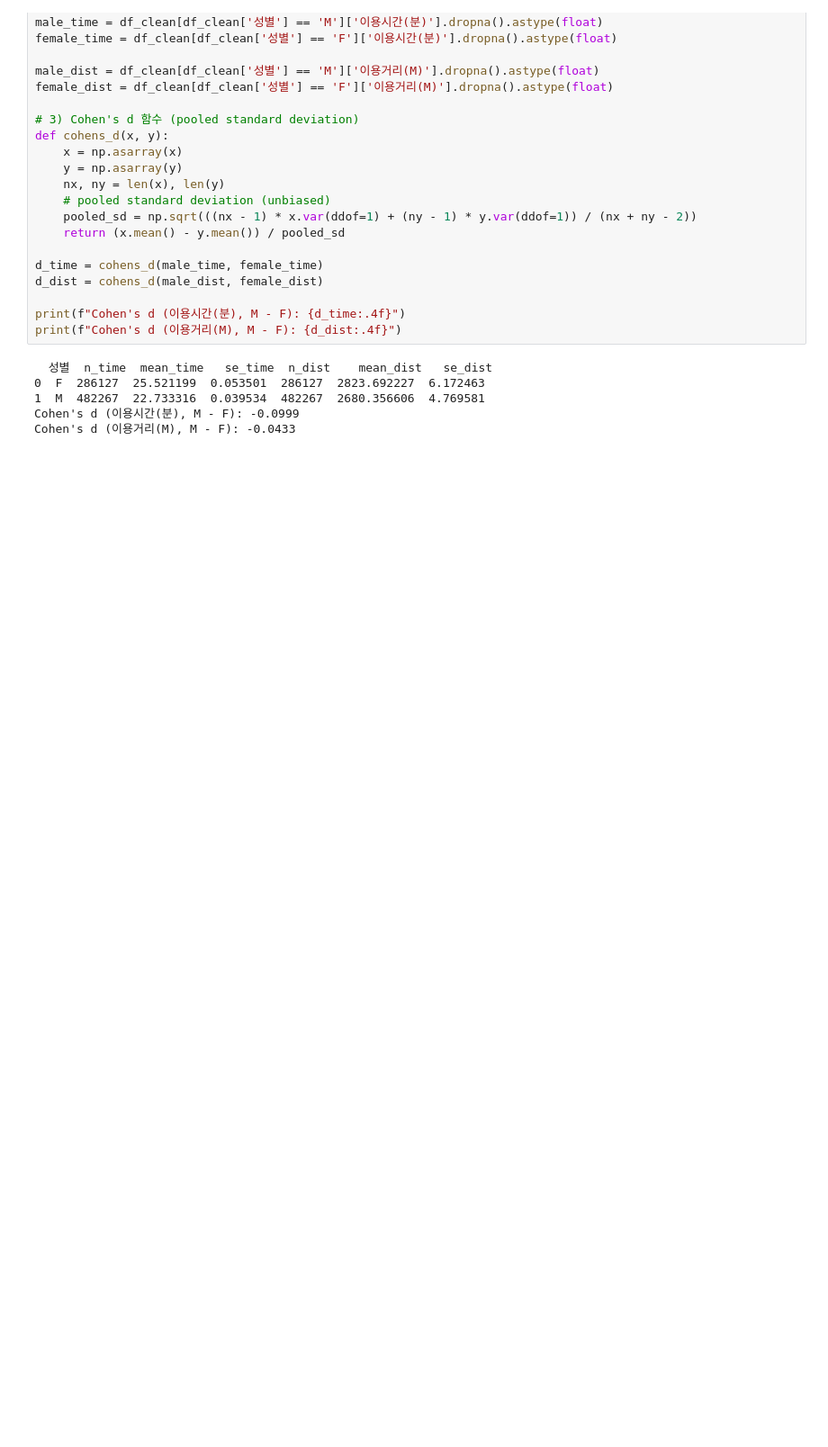
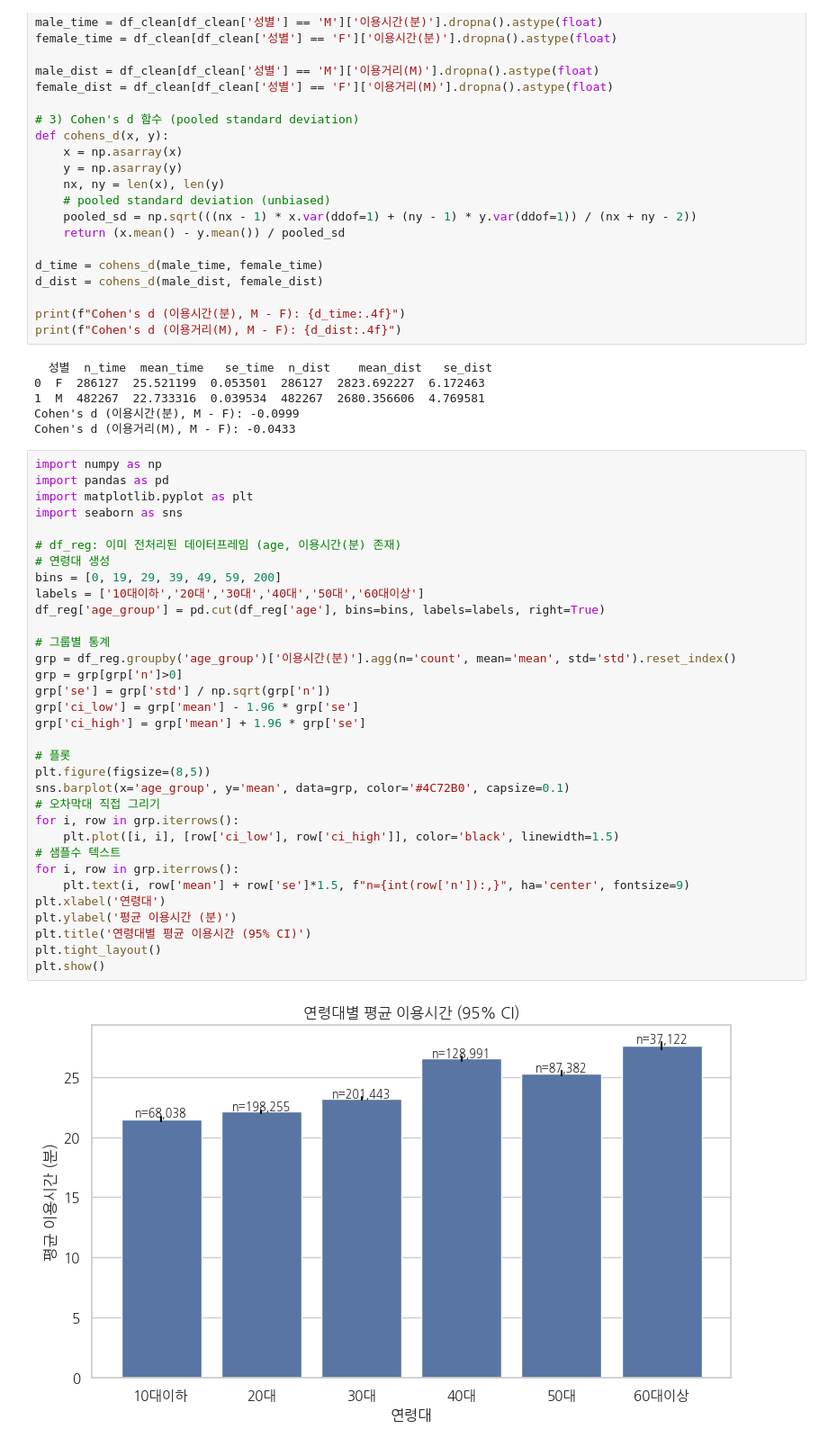
Before and after one commit to 2025-SDA/Team-Project, a Jupyter notebook: Mini_Project.ipynb, the cells around one changed output. Shown: that part at 90% size. Saved outputs shown, nothing was run; the diff lists cells and outputs as text; blank space fills up the shorter version.

Commit message:
연령대별 평균 이용시간 막대그래프 추가

```diff
--- a/Mini_Project.ipynb
+++ b/Mini_Project.ipynb
@@ -400,3 +400,38 @@ print(f"Cohen's d (이용거리(M), M - F): {d_dist:.4f}")
 1  M  482267  22.733316  0.039534  482267  2680.356606  4.769581
 Cohen's d (이용시간(분), M - F): -0.0999
 Cohen's d (이용거리(M), M - F): -0.0433
+# %%
+import numpy as np
+import pandas as pd
+import matplotlib.pyplot as plt
+import seaborn as sns
+
+# df_reg: 이미 전처리된 데이터프레임 (age, 이용시간(분) 존재)
+# 연령대 생성
+bins = [0, 19, 29, 39, 49, 59, 200]
+labels = ['10대이하','20대','30대','40대','50대','60대이상']
+df_reg['age_group'] = pd.cut(df_reg['age'], bins=bins, labels=labels, right=True)
+
+# 그룹별 통계
+grp = df_reg.groupby('age_group')['이용시간(분)'].agg(n='count', mean='mean', std='std').reset_index()
+grp = grp[grp['n']>0]
+grp['se'] = grp['std'] / np.sqrt(grp['n'])
+grp['ci_low'] = grp['mean'] - 1.96 * grp['se']
+grp['ci_high'] = grp['mean'] + 1.96 * grp['se']
+
+# 플롯
+plt.figure(figsize=(8,5))
+sns.barplot(x='age_group', y='mean', data=grp, color='#4C72B0', capsize=0.1)
+# 오차막대 직접 그리기
+for i, row in grp.iterrows():
+    plt.plot([i, i], [row['ci_low'], row['ci_high']], color='black', linewidth=1.5)
+# 샘플수 텍스트
+for i, row in grp.iterrows():
+    plt.text(i, row['mean'] + row['se']*1.5, f"n={int(row['n']):,}", ha='center', fontsize=9)
+plt.xlabel('연령대')
+plt.ylabel('평균 이용시간 (분)')
+plt.title('연령대별 평균 이용시간 (95% CI)')
+plt.tight_layout()
+plt.show()
+# %% [output]
+[figure, added]
```
Also changed, not shown: parts of 1 cell of this notebook.
